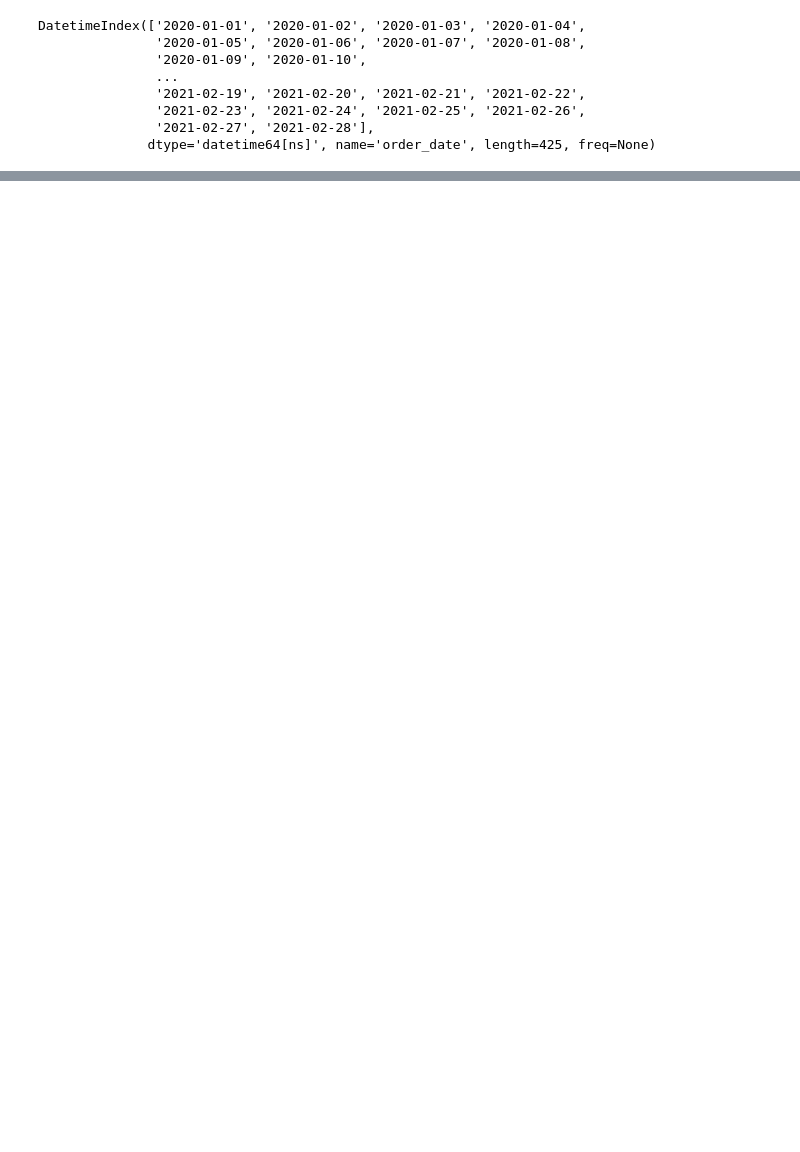
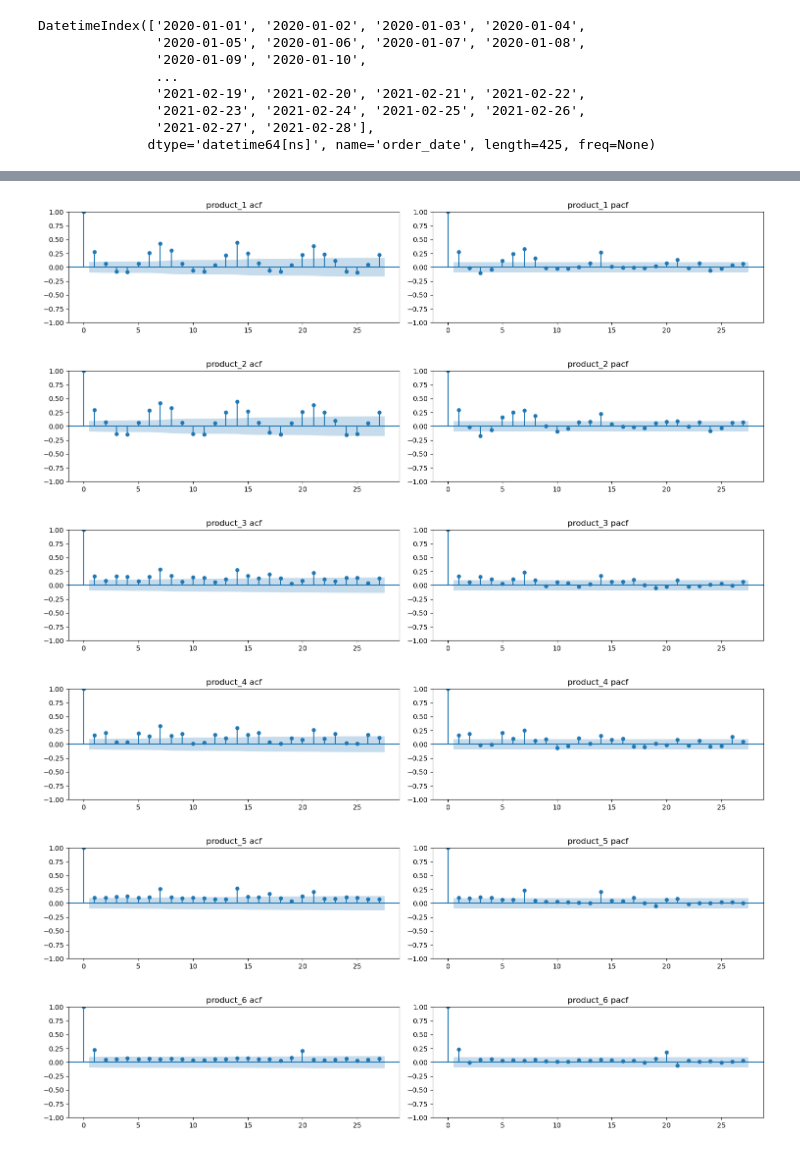
Before and after one commit to gsayant007/Time_Series_projects, a Jupyter notebook: holiday_effect_modelling/test.ipynb, the cells around one changed output, grey strips where cells are left out. Drawn from its saved outputs; the diff is of its cells as text; code cells hidden in the pictures; blank space fills up the shorter version.

```diff
--- a/holiday_effect_modelling/test.ipynb
+++ b/holiday_effect_modelling/test.ipynb
@@ -87,0 +195,22 @@ DatetimeIndex(['2020-01-01', '2020-01-02', '2020-01-03', '2020-01-04',
+# %%
+def show_acf_pacf(col:str=None) -> plt.figure:
+    plt.figure(figsize=(15,3))
+    layout = (1,2)
+    acf_ax = plt.subplot2grid(layout,(0,0))
+    pacf_ax = plt.subplot2grid(layout,(0,1))
+    sm.graphics.tsa.plot_acf(x=df_order[col],ax=acf_ax)
+    sm.graphics.tsa.plot_pacf(x=df_order[col],ax=pacf_ax)
+    acf_ax.set_title(col+" acf")
+    pacf_ax.set_title(col+" pacf")
+    plt.tight_layout()
+    plt.show()
+
+for col in df_order.columns[1:]:
+    show_acf_pacf(col)
+# %% [output]
+[figure, added]
+[figure, added]
+[figure, added]
+[figure, added]
+[figure, added]
+[figure, added]
```
Also changed, not shown: parts of 15 cells of this notebook.
